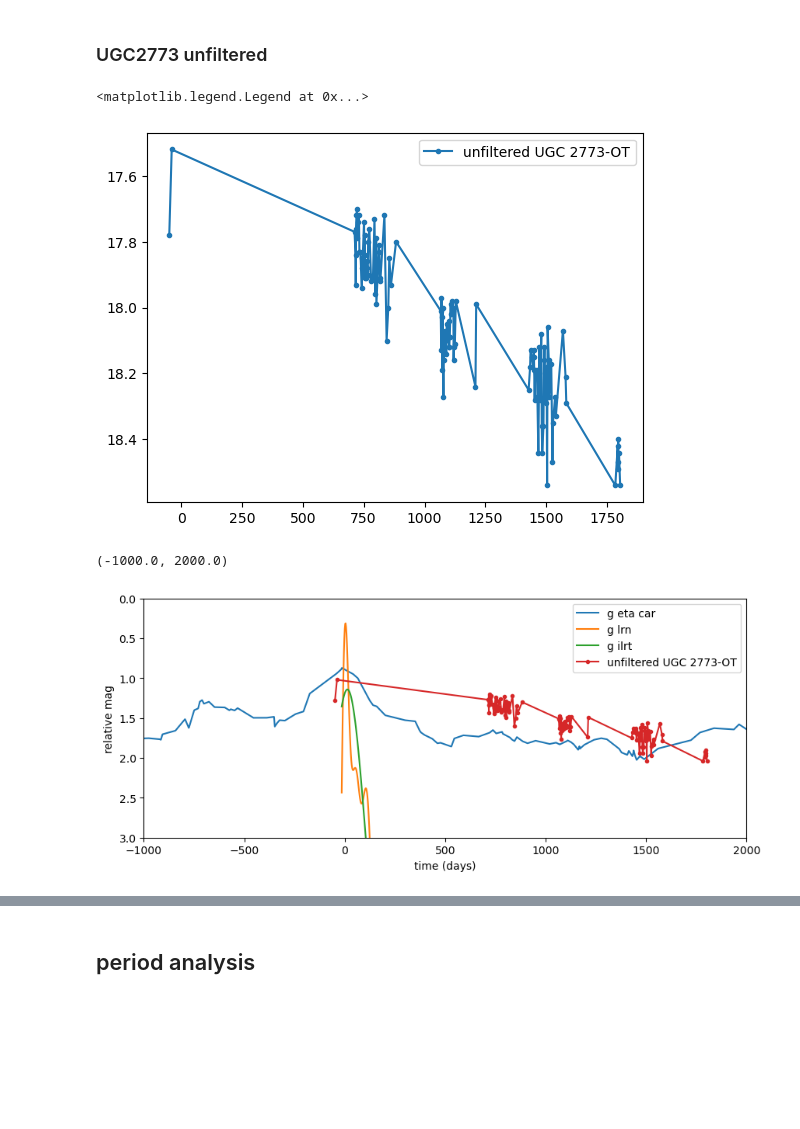
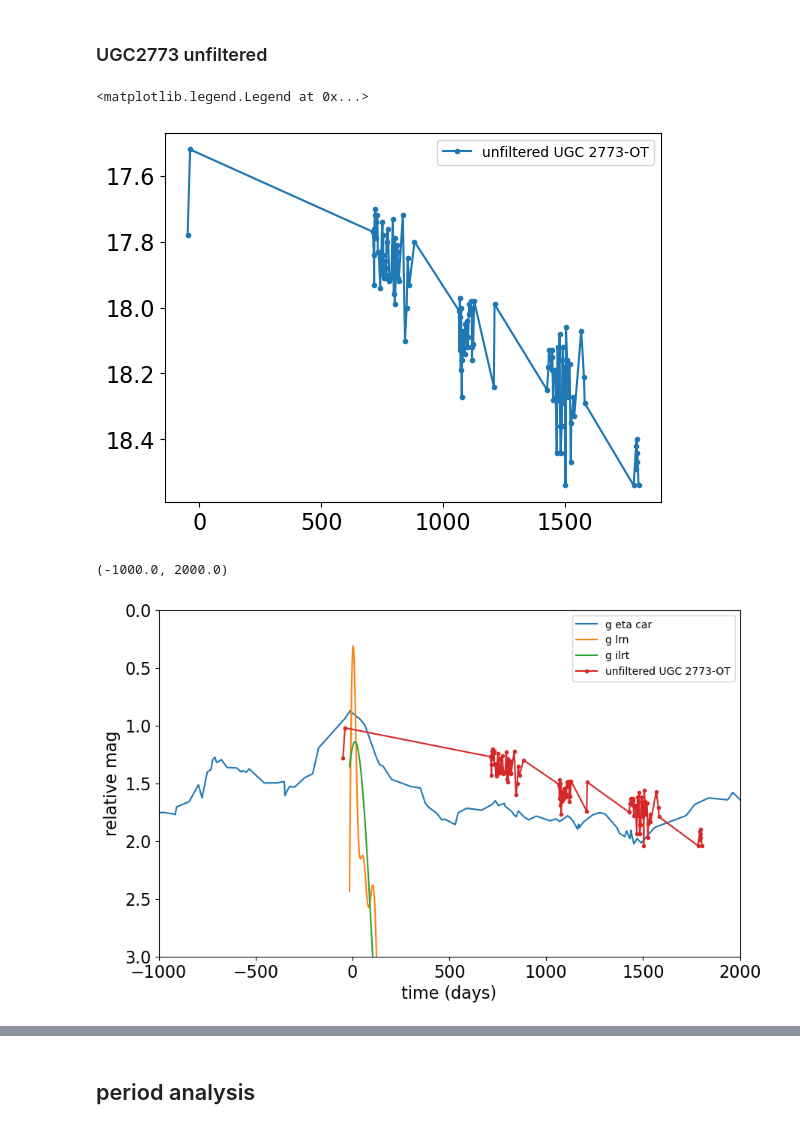
Before and after one commit to xiaolng/EtaCarEchoes, a Jupyter notebook: plot_lc.ipynb, the cells around one changed output, grey strips where cells are left out. Drawn from its saved outputs; the diff is of its cells as text; code cells hidden in the pictures; blank space fills up the shorter version.

```diff
--- a/plot_lc.ipynb
+++ b/plot_lc.ipynb
@@ -15,2 +15,10 @@
 # %%
 from LC_utility import *
+# %%
+plt.rcParams['axes.labelsize'] = 18     # size of x/y labels
+plt.rcParams['xtick.labelsize'] = 18    # size of tick labels
+plt.rcParams['ytick.labelsize'] = 18
+
+plt.rcParams['legend.fontsize'] = 18
+# %%
+plt.rcParams
@@ -360,10 +523,11 @@ T_sun = 5772           # Solar effective temperature in K
 M_bol_sun = 4.74       # Solar bolometric magnitude
 
 # Example bolometric correction function for i-band
-# For simplicity, we use a linear approximation here; replace with real table for accuracy
 def BC_i(T_eff):
-    # Simple approximation: hotter stars have smaller (more negative) BC
-    return 0.1 - 0.0001 * (T_eff - 5772)
+    # assume linear and small
+    bc_i = 0.1 - 0.0001 * (T_eff - 5772)
+    #return bc_i
+    return 0
 
 def radius_from_Mi_Teff(M_i, T_eff):
     """
@@ -389,16 +553,19 @@ def radius_from_Mi_Teff(M_i, T_eff):
 # %%
 # radius, mag, temperature ralation
 
-mags = np.arange(-15, 15, .5)
+mags = np.arange(-15, -5, .5)
 
 for ti in [4000, 5000, 6055]:
     r = radius_from_Mi_Teff(mags, ti,)
 
-    plt.plot(mags, r, label=f'T={ti} K')
+    plt.plot(r, mags, label=f'T={ti} K')
 
-plt.axhline(y=240, c='k')
-plt.xlabel('abs mag')
-plt.ylabel('radius')
+#plt.axvline(x=240, c='k')
+plt.axhline(y=-12, c='k')
+plt.xlabel('radius')
+plt.ylabel('abs mag')
+plt.gca().invert_yaxis()
+
 plt.legend()
 # %% [output]
 <matplotlib.legend.Legend at 0x...>
@@ -565,29 +1217,29 @@ plt.gca().invert_yaxis()
 plt.legend()
 # %% [output]
 <matplotlib.legend.Legend at 0x...>
-[figure, old version]
+[figure, new version]
 # %%
-plt.figure(figsize=(10, 4))
+plt.figure(figsize=(10, 6))
 
 plt.plot(t_ran-57400, g_new-20.5, label='g eta car')
 
 plt.plot(x, y_pred_g_lrn, label='g lrn')
 
 plt.plot(x, y_pred_g_ilrt, label='g ilrt')
 
 plt.plot(t_ugc, mag_ugc-16.5, '.-', label='unfiltered UGC 2773-OT')
 
 plt.ylim([0, 3])
 plt.gca().invert_yaxis()
 
 plt.xlabel('time (days)')
 plt.ylabel('relative mag')
 plt.legend()
 
 plt.xlim([-1000, 2000])
 # %% [output]
 (-1000.0, 2000.0)
-[figure, old version]
+[figure, new version]
 # %%
 fig, axs = plt.subplots(1, 3, figsize=(10, 3), sharey=True)
 
```
Also changed, not shown: parts of 68 cells of this notebook, 11 other files.
